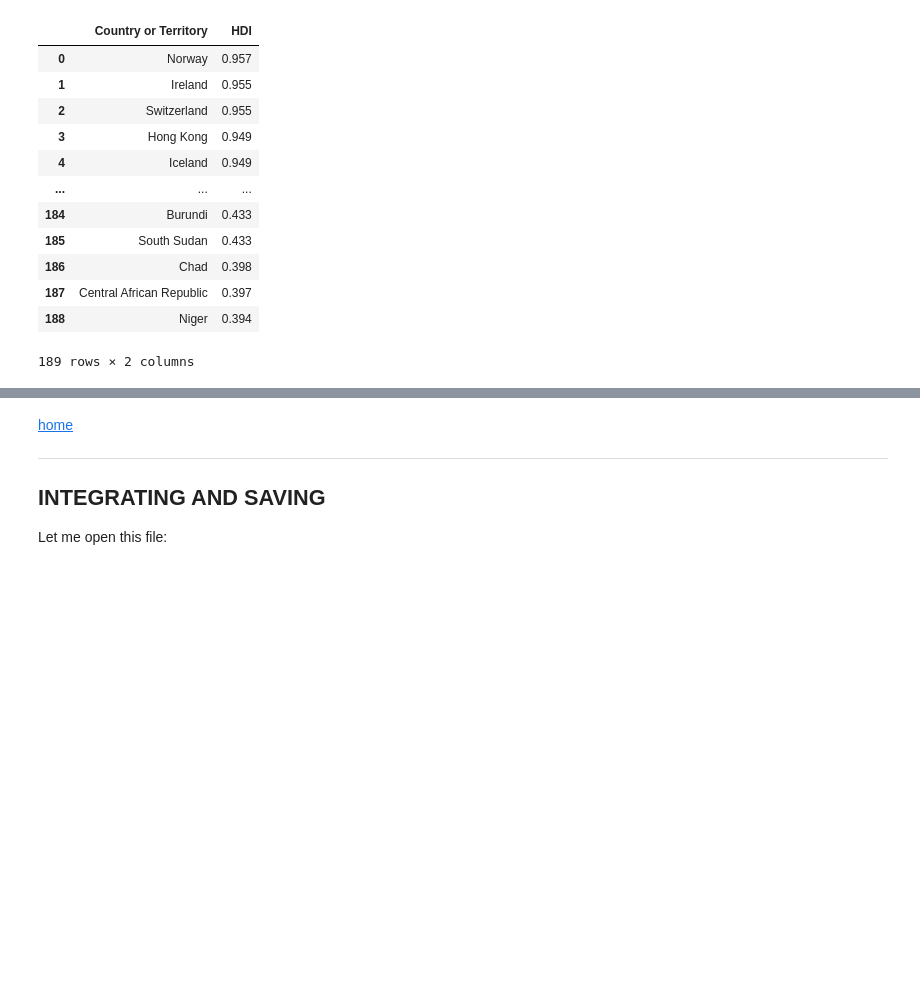
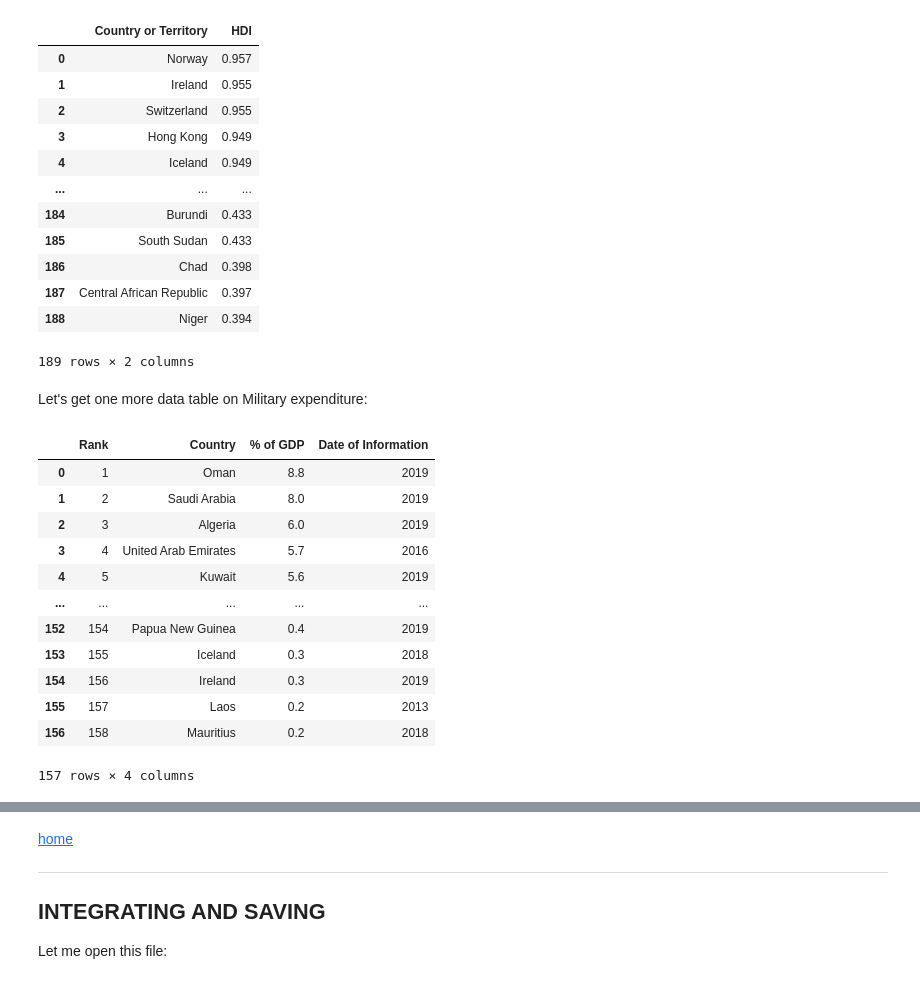
Before and after one commit to UW-eScience-WinterSchool/Python_Session, a Jupyter notebook: Python-code.ipynb, the cells around one changed output, grey strips where cells are left out. Cells and saved outputs as stored; diff of their text form; code cells hidden in the pictures; blank space fills up the shorter version.

```diff
--- a/Python-code.ipynb
+++ b/Python-code.ipynb
@@ -1078,3 +1109,5 @@ hdidata
 | 187 | Central African Republic | 0.397 |
 | 188 | Niger | 0.394 |
 189 rows × 2 columns
+# %% [markdown]
+Let's get one more data table on Military expenditure:
@@ -1080,0 +1117,16 @@ hdidata
+# %%
+milmoney[0]
+# %% [output]
+|  | Rank | Country | % of GDP | Date of Information |
+| 0 | 1 | Oman | 8.8 | 2019 |
+| 1 | 2 | Saudi Arabia | 8.0 | 2019 |
+| 2 | 3 | Algeria | 6.0 | 2019 |
+| 3 | 4 | United Arab Emirates | 5.7 | 2016 |
+| 4 | 5 | Kuwait | 5.6 | 2019 |
+| ... | ... | ... | ... | ... |
+| 152 | 154 | Papua New Guinea | 0.4 | 2019 |
+| 153 | 155 | Iceland | 0.3 | 2018 |
+| 154 | 156 | Ireland | 0.3 | 2019 |
+| 155 | 157 | Laos | 0.2 | 2013 |
+| 156 | 158 | Mauritius | 0.2 | 2018 |
+157 rows × 4 columns
```
Also changed, not shown: parts of 34 cells of this notebook.
